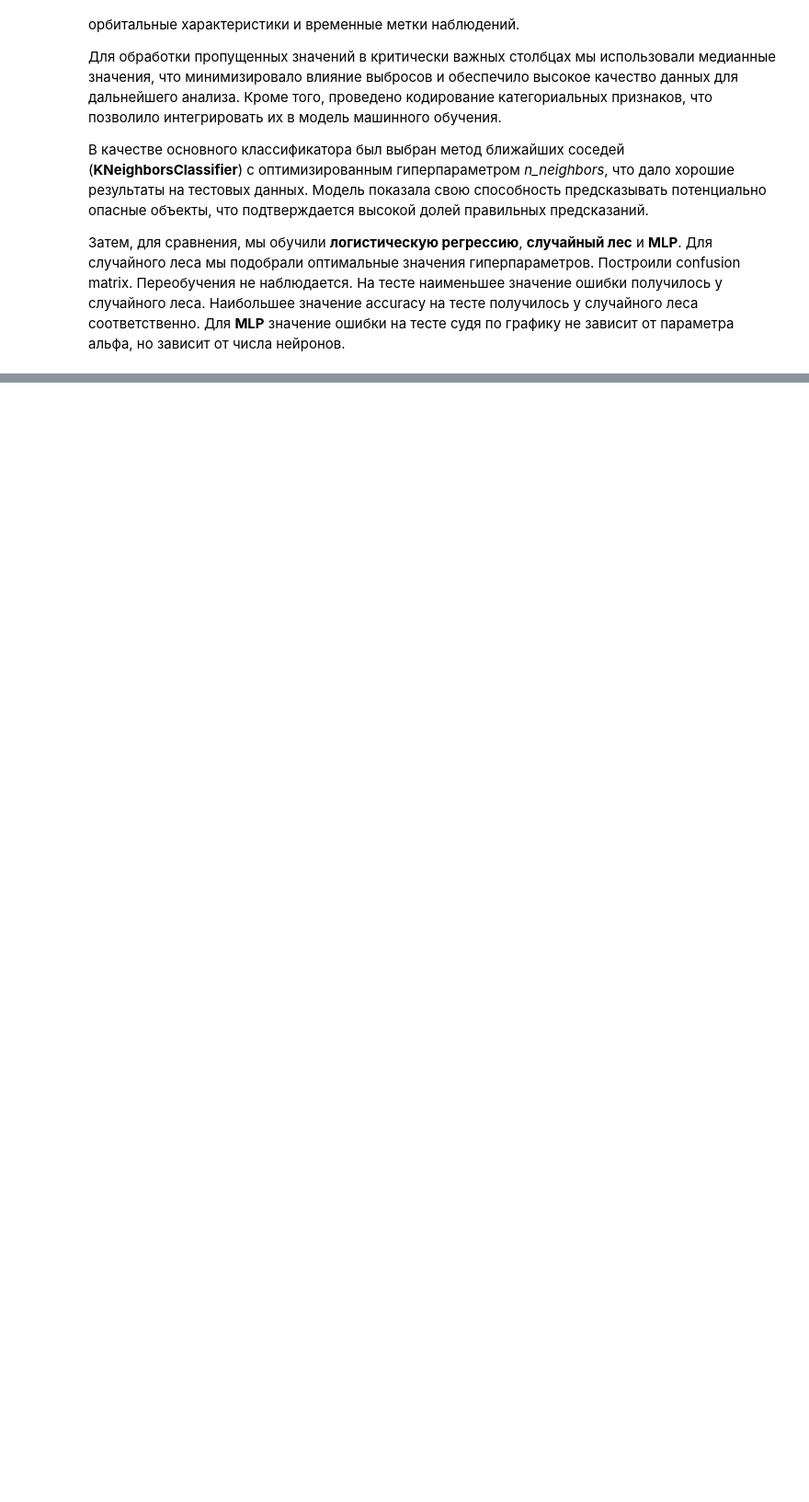
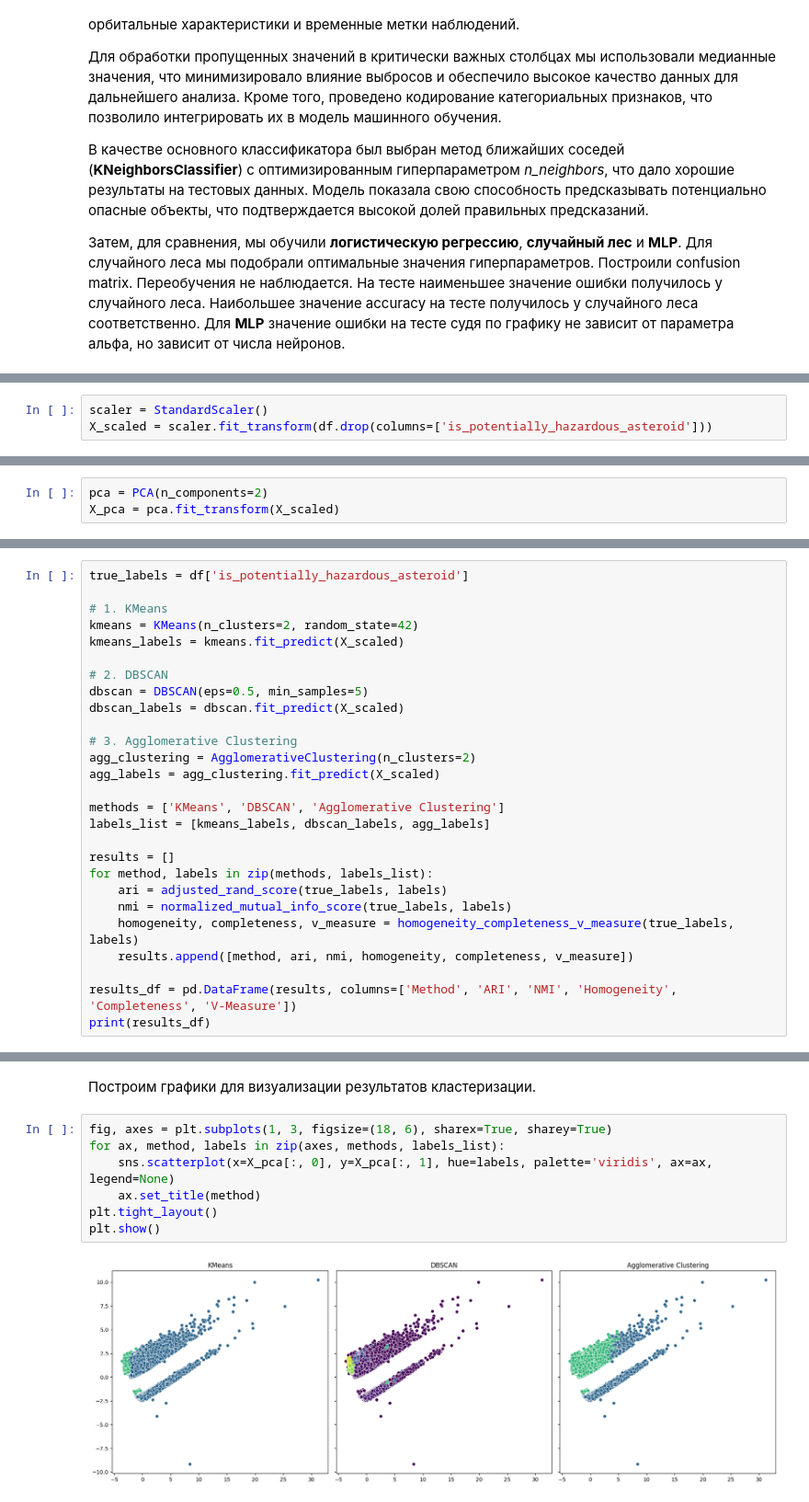
Before and after one commit to evldn/ml-homework, a Jupyter notebook: ml_homework.ipynb, the cells around one changed output, grey strips where cells are left out. Shown at 92% size. Drawn from its saved outputs; the diff is of its cells as text; blank space fills up the shorter version.

```diff
--- a/ml_homework.ipynb
+++ b/ml_homework.ipynb
@@ -608,0 +620,3 @@ plt.legend()
+# %%
+scaler = StandardScaler()
+X_scaled = scaler.fit_transform(df.drop(columns=['is_potentially_hazardous_asteroid']))
@@ -608,0 +625,3 @@ plt.legend()
+# %%
+pca = PCA(n_components=2)
+X_pca = pca.fit_transform(X_scaled)
@@ -608,0 +637,27 @@ plt.legend()
+# %%
+true_labels = df['is_potentially_hazardous_asteroid']
+
+# 1. KMeans
+kmeans = KMeans(n_clusters=2, random_state=42)
+kmeans_labels = kmeans.fit_predict(X_scaled)
+
+# 2. DBSCAN
+dbscan = DBSCAN(eps=0.5, min_samples=5)
+dbscan_labels = dbscan.fit_predict(X_scaled)
+
+# 3. Agglomerative Clustering
+agg_clustering = AgglomerativeClustering(n_clusters=2)
+agg_labels = agg_clustering.fit_predict(X_scaled)
+
+methods = ['KMeans', 'DBSCAN', 'Agglomerative Clustering']
+labels_list = [kmeans_labels, dbscan_labels, agg_labels]
+
+results = []
+for method, labels in zip(methods, labels_list):
+    ari = adjusted_rand_score(true_labels, labels)
+    nmi = normalized_mutual_info_score(true_labels, labels)
+    homogeneity, completeness, v_measure = homogeneity_completeness_v_measure(true_labels, labels)
+    results.append([method, ari, nmi, homogeneity, completeness, v_measure])
+
+results_df = pd.DataFrame(results, columns=['Method', 'ARI', 'NMI', 'Homogeneity', 'Completeness', 'V-Measure'])
+print(results_df)
@@ -608,0 +674,11 @@ plt.legend()
+# %% [markdown]
+Построим графики для визуализации результатов кластеризации.
+# %%
+fig, axes = plt.subplots(1, 3, figsize=(18, 6), sharex=True, sharey=True)
+for ax, method, labels in zip(axes, methods, labels_list):
+    sns.scatterplot(x=X_pca[:, 0], y=X_pca[:, 1], hue=labels, palette='viridis', ax=ax, legend=None)
+    ax.set_title(method)
+plt.tight_layout()
+plt.show()
+# %% [output]
+[figure, added]
```
Also changed, not shown: parts of 15 cells of this notebook.
